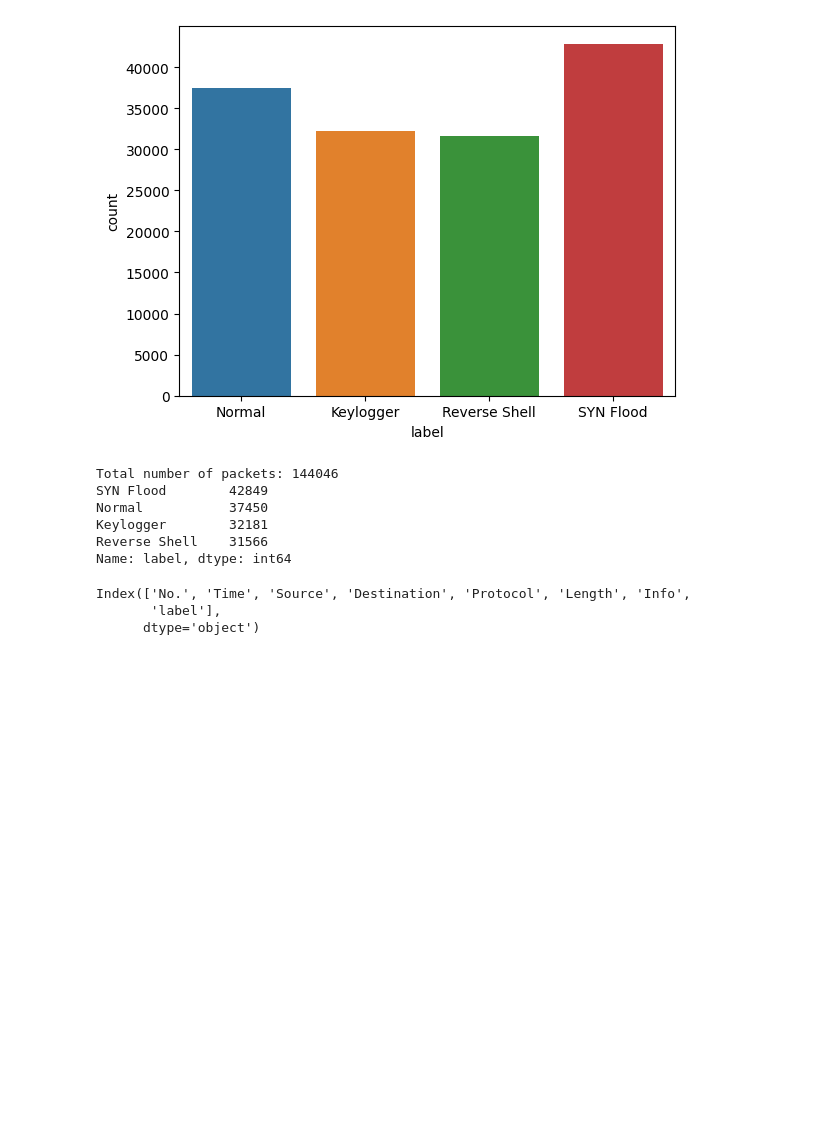
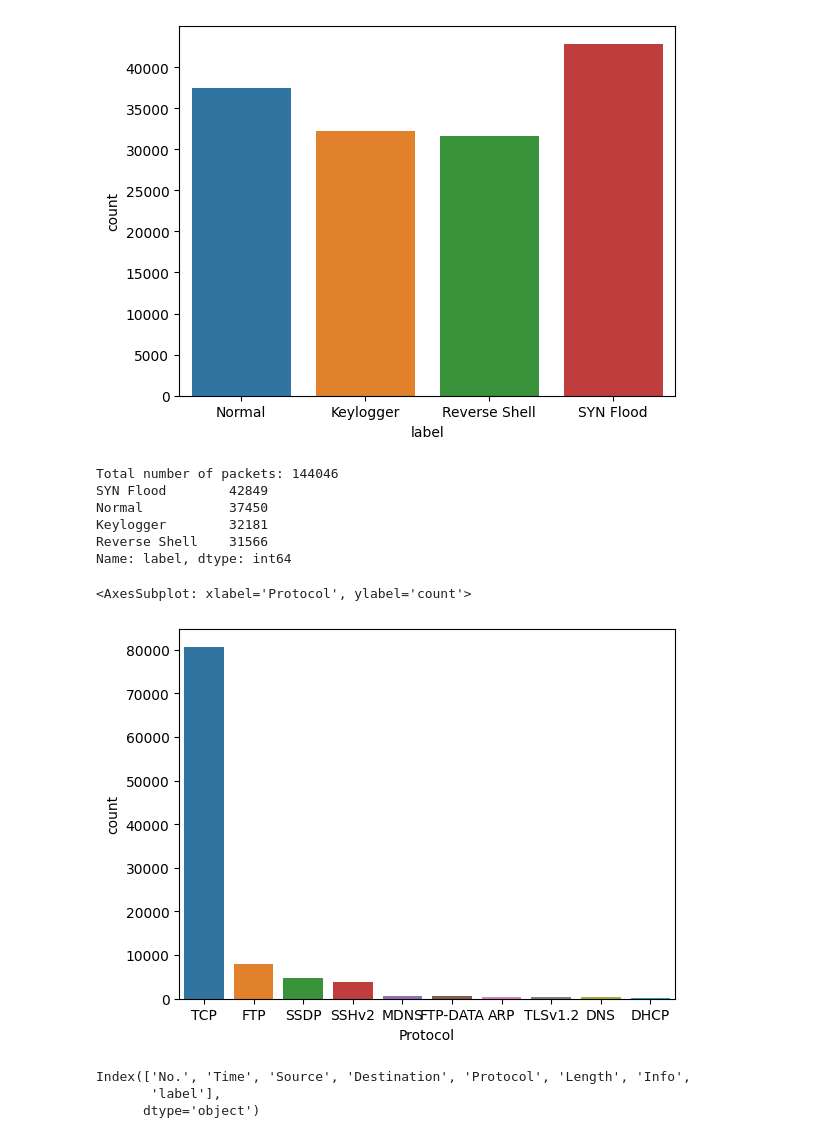
Before and after one commit to Enzo-hmdy/Secu_IOT_UQAC2, a Jupyter notebook: cleaning.ipynb, the cells around one changed output. Cells and saved outputs as stored; diff of their text form; code cells hidden in the pictures; blank space fills up the shorter version.

```diff
--- a/cleaning.ipynb
+++ b/cleaning.ipynb
@@ -134,6 +130,12 @@ Normal           37450
 Keylogger        32181
 Reverse Shell    31566
 Name: label, dtype: int64
+# %%
+
+sns.countplot(x='Protocol', data=df, order=df['Protocol'].value_counts().iloc[:10].index)
+# %% [output]
+<AxesSubplot: xlabel='Protocol', ylabel='count'>
+[figure, added]
 # %%
 # print all features
 print(df.columns)
```
Also changed, not shown: parts of 20 cells of this notebook, 2 other files.
